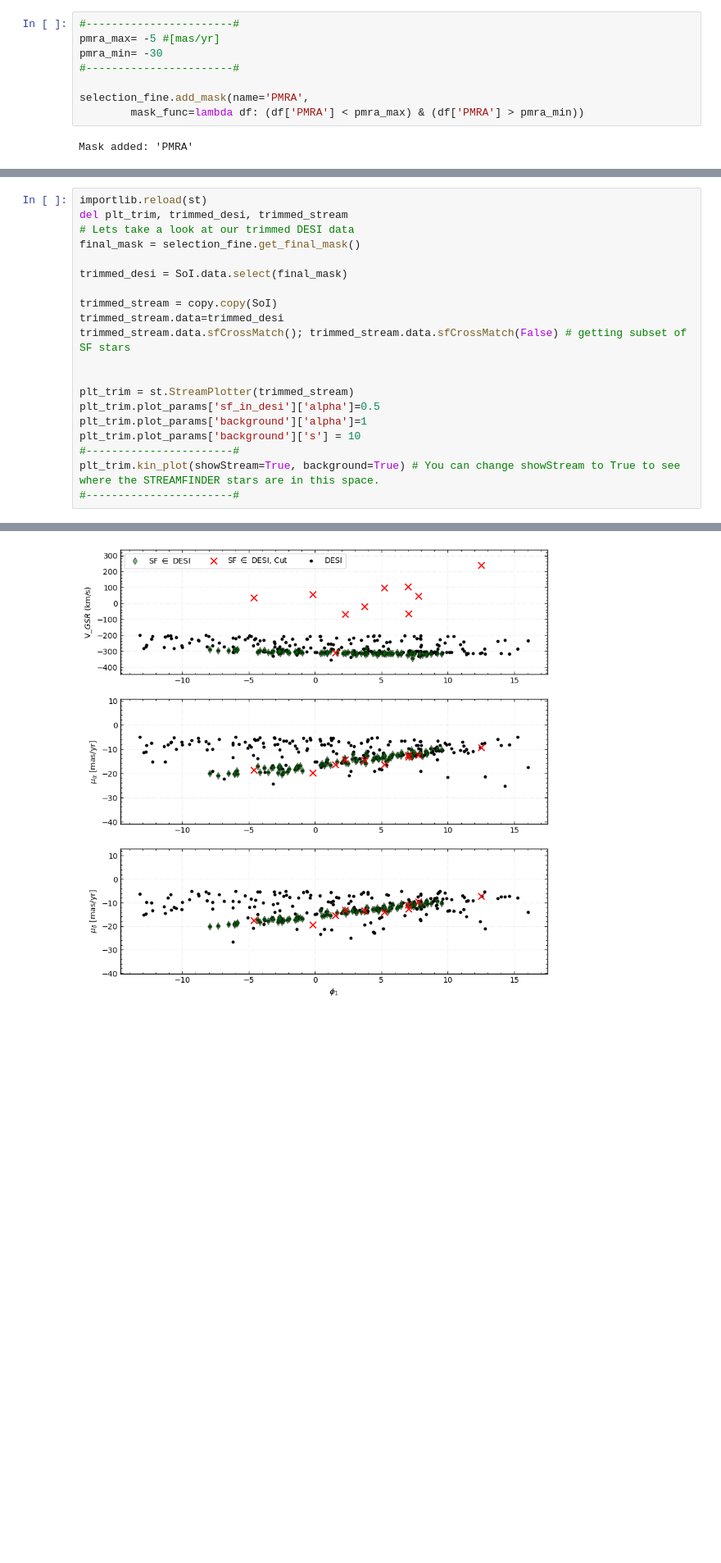
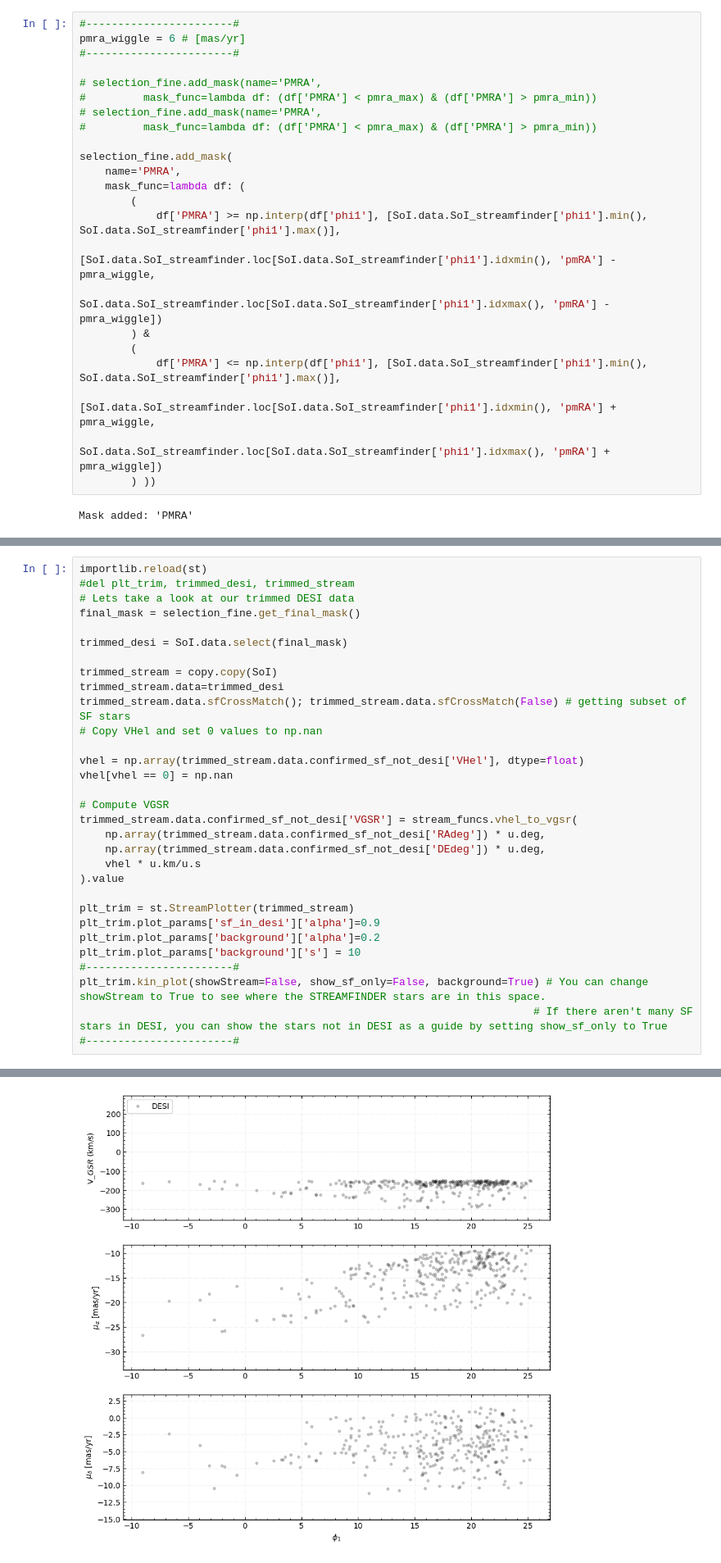
Before and after one commit to nassmohammed/DESI-DR1_streamTutorial, a Jupyter notebook: streamTutorial.ipynb, the cells around one changed output, grey strips where cells are left out. Shown at 82% size. Cells and saved outputs as stored; diff of their text form; blank space fills up the shorter version.

```diff
--- a/streamTutorial.ipynb
+++ b/streamTutorial.ipynb
@@ -234,12 +285,27 @@ selection_fine.add_mask(name='VGSR',
 Mask added: 'VGSR'
 # %%
 #-----------------------#
-pmra_max= -5 #[mas/yr]
-pmra_min= -30
+pmra_wiggle = 6 # [mas/yr]
 #-----------------------#
 
-selection_fine.add_mask(name='PMRA',
-        mask_func=lambda df: (df['PMRA'] < pmra_max) & (df['PMRA'] > pmra_min))
+# selection_fine.add_mask(name='PMRA',
+#         mask_func=lambda df: (df['PMRA'] < pmra_max) & (df['PMRA'] > pmra_min))
+# selection_fine.add_mask(name='PMRA',
+#         mask_func=lambda df: (df['PMRA'] < pmra_max) & (df['PMRA'] > pmra_min))
+
+selection_fine.add_mask(
+    name='PMRA',
+    mask_func=lambda df: (
+        (
+            df['PMRA'] >= np.interp(df['phi1'], [SoI.data.SoI_streamfinder['phi1'].min(), SoI.data.SoI_streamfinder['phi1'].max()],
+                                            [SoI.data.SoI_streamfinder.loc[SoI.data.SoI_streamfinder['phi1'].idxmin(), 'pmRA'] - pmra_wiggle,
+                                             SoI.data.SoI_streamfinder.loc[SoI.data.SoI_streamfinder['phi1'].idxmax(), 'pmRA'] - pmra_wiggle])
+        ) &
+        (
+            df['PMRA'] <= np.interp(df['phi1'], [SoI.data.SoI_streamfinder['phi1'].min(), SoI.data.SoI_streamfinder['phi1'].max()],
+                                            [SoI.data.SoI_streamfinder.loc[SoI.data.SoI_streamfinder['phi1'].idxmin(), 'pmRA'] + pmra_wiggle,
+                                             SoI.data.SoI_streamfinder.loc[SoI.data.SoI_streamfinder['phi1'].idxmax(), 'pmRA'] + pmra_wiggle])
+        ) ))
 # %% [output]
 Mask added: 'PMRA'
 # %%
@@ -258,6 +346,6 @@ If you don't see a clear stream in VGSR, go back and try again :(
 # %%
 importlib.reload(st)
-del plt_trim, trimmed_desi, trimmed_stream
+#del plt_trim, trimmed_desi, trimmed_stream
 # Lets take a look at our trimmed DESI data
 final_mask = selection_fine.get_final_mask()
 
@@ -266,14 +354,25 @@ trimmed_desi = SoI.data.select(final_mask)
 trimmed_stream = copy.copy(SoI)
 trimmed_stream.data=trimmed_desi
 trimmed_stream.data.sfCrossMatch(); trimmed_stream.data.sfCrossMatch(False) # getting subset of SF stars
+# Copy VHel and set 0 values to np.nan
 
+vhel = np.array(trimmed_stream.data.confirmed_sf_not_desi['VHel'], dtype=float)
+vhel[vhel == 0] = np.nan
+
+# Compute VGSR
+trimmed_stream.data.confirmed_sf_not_desi['VGSR'] = stream_funcs.vhel_to_vgsr(
+    np.array(trimmed_stream.data.confirmed_sf_not_desi['RAdeg']) * u.deg,
+    np.array(trimmed_stream.data.confirmed_sf_not_desi['DEdeg']) * u.deg,
+    vhel * u.km/u.s
+).value
 
 plt_trim = st.StreamPlotter(trimmed_stream)
-plt_trim.plot_params['sf_in_desi']['alpha']=0.5
-plt_trim.plot_params['background']['alpha']=1
+plt_trim.plot_params['sf_in_desi']['alpha']=0.9
+plt_trim.plot_params['background']['alpha']=0.2
 plt_trim.plot_params['background']['s'] = 10
 #-----------------------#
-plt_trim.kin_plot(showStream=True, background=True) # You can change showStream to True to see where the STREAMFINDER stars are in this space.
+plt_trim.kin_plot(showStream=False, show_sf_only=False, background=True) # You can change showStream to True to see where the STREAMFINDER stars are in this space.
+                                                                       # If there aren't many SF stars in DESI, you can show the stars not in DESI as a guide by setting show_sf_only to True
 #-----------------------#
 # %% [output]
 Combining masks...
@@ -291,2 +390,2 @@ Stars only in SF3: 165
-[figure, old version]
+[figure, new version]
 # %% [markdown]
```
Also changed, not shown: parts of 21 cells of this notebook, 1 other file.
